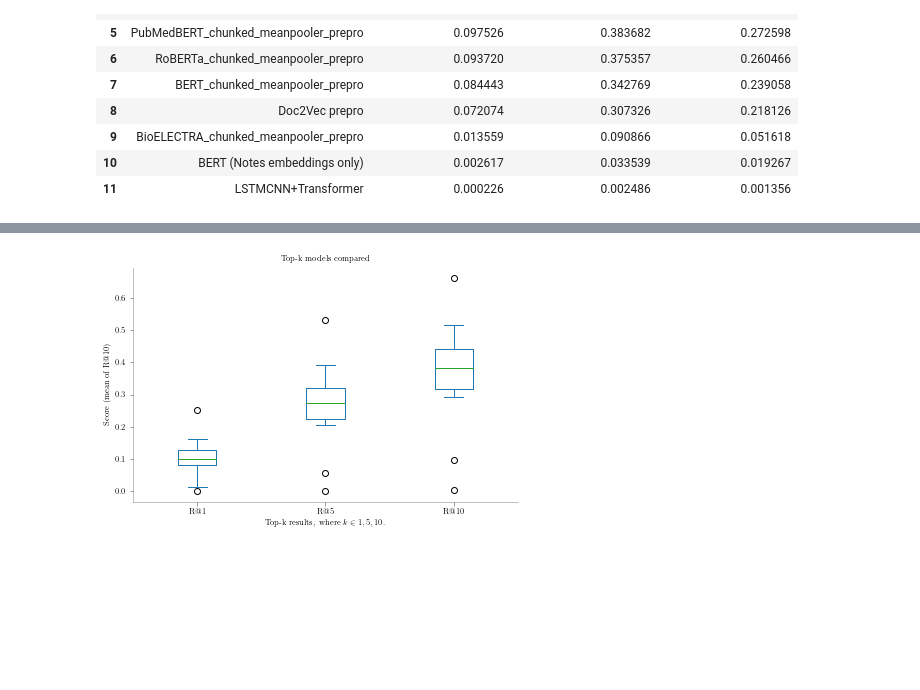
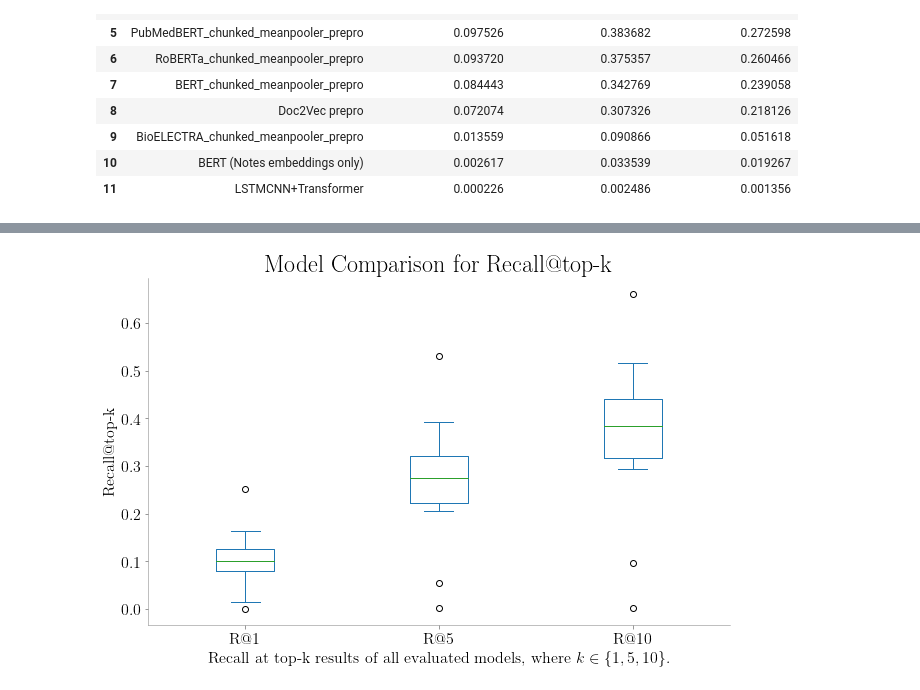
Before and after one commit to jplasser/CNEP, a Jupyter notebook: src/notebooks/makeplots.ipynb, the cells around one changed output, grey strips where cells are left out. Saved outputs shown, nothing was run; the diff lists cells and outputs as text; code cells hidden in the pictures; blank space fills up the shorter version.

```diff
--- a/src/notebooks/makeplots.ipynb
+++ b/src/notebooks/makeplots.ipynb
@@ -141,15 +226,15 @@ print(df.sort_values(by='R@10', ascending=False).to_markdown())
 
 df = df[~df['model'].str.contains('Ablation')]
 # %%
-latexify()
-ax = df.plot(kind='box', figsize=(6,4))
+latexify(fig_width=9, fig_height=6, font_size=10, label_size=16, title_size=24, legend_size=11)
+ax = df.plot(kind='box', figsize=(9,6))
 # ax.get_legend().remove()
-ax.set_xlabel("Top-k results, where $k \in {1,5,10}.$")
-ax.set_ylabel("Score (mean of R@10)")
-ax.set_title("Top-k models compared")
+ax.set_xlabel("Recall at top-k results of all evaluated models, where $k \in \{1,5,10\}.$")
+ax.set_ylabel("Recall@top-k")
+ax.set_title("Model Comparison for Recall@top-k")
 plt.tight_layout()
 format_axes(ax)
 plt.savefig("topk_compared.pdf")
 # %% [output]
-[figure, old version]
+[figure, new version]
 # %%
```
Also changed, not shown: parts of 11 cells of this notebook, 5 other files.
